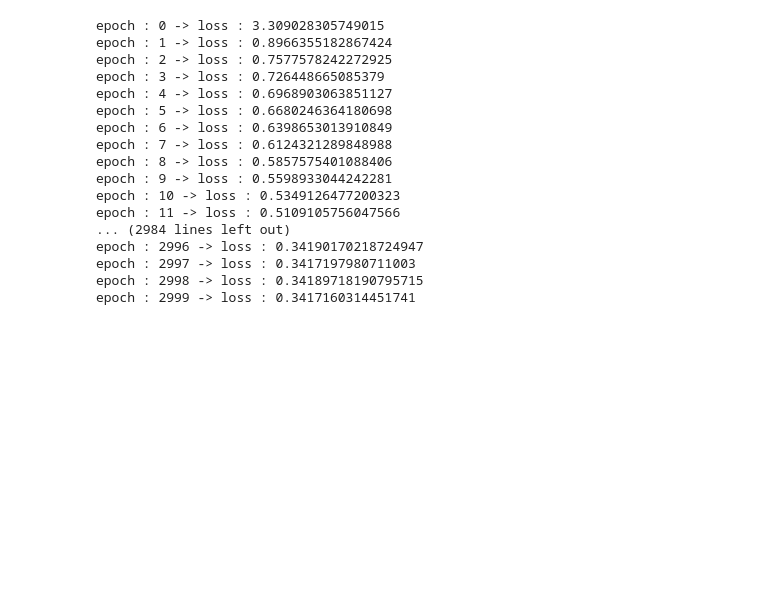
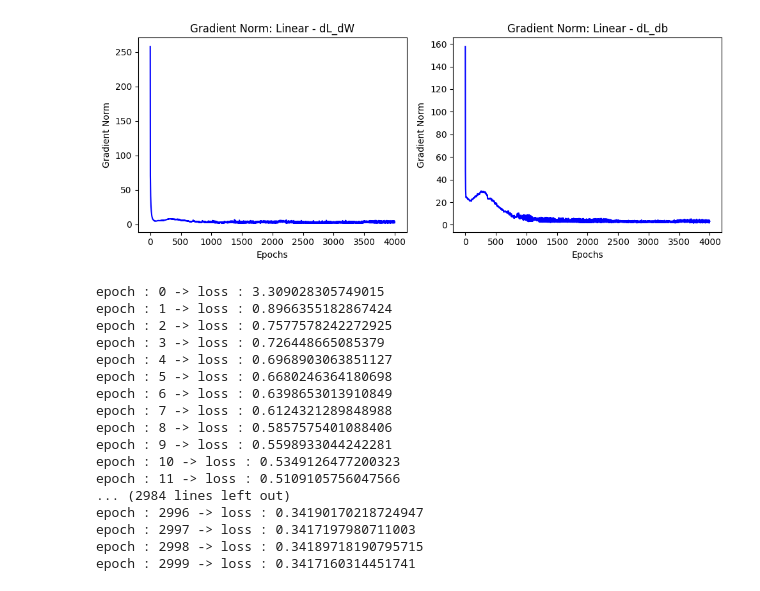
Before and after one commit to SanjithKumar2/MiniTorch, a Jupyter notebook: MLP.ipynb, the cells around one changed output. Cells and saved outputs as stored; diff of their text form; code cells hidden in the pictures; blank space fills up the shorter version.

```diff
--- a/MLP.ipynb
+++ b/MLP.ipynb
@@ -294,3 +426,7 @@ loss -> 999 : 0.3091701145914513
+# %%
+net.layers[0].plot_grad_norm()
+# %% [output]
+[figure, added]
 # %%
 np.random.seed(32)
 
```
Also changed, not shown: parts of 40 cells of this notebook.
